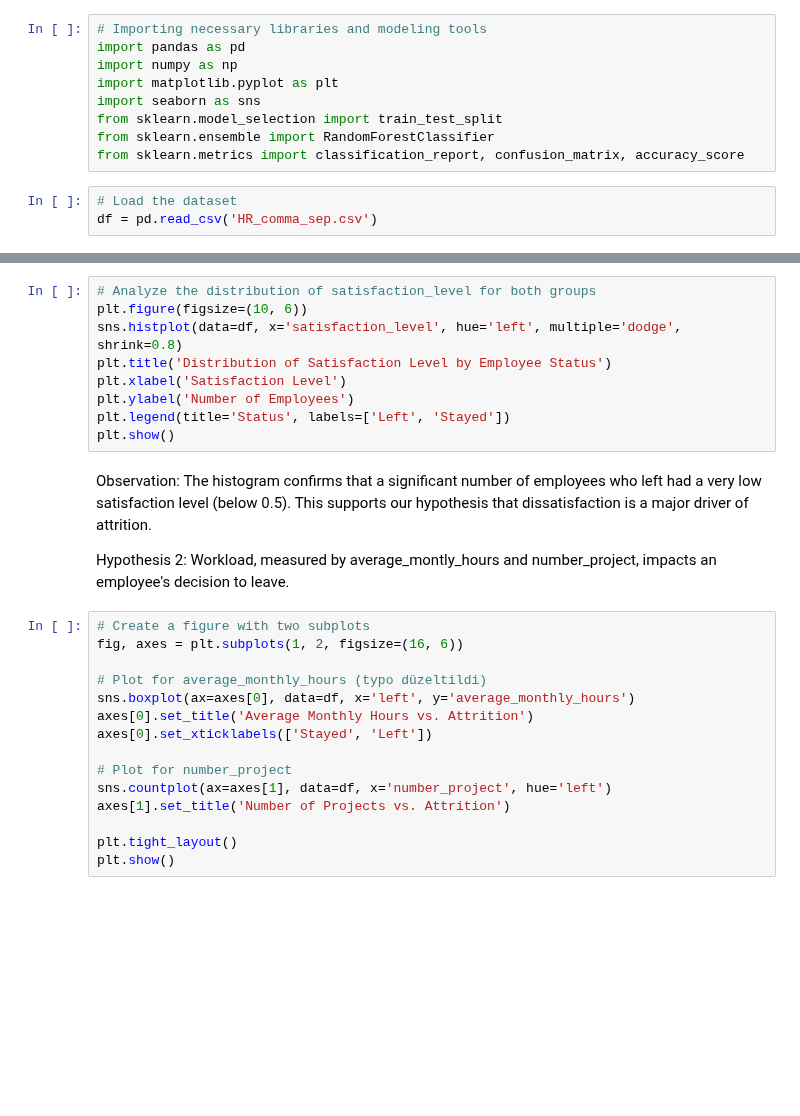
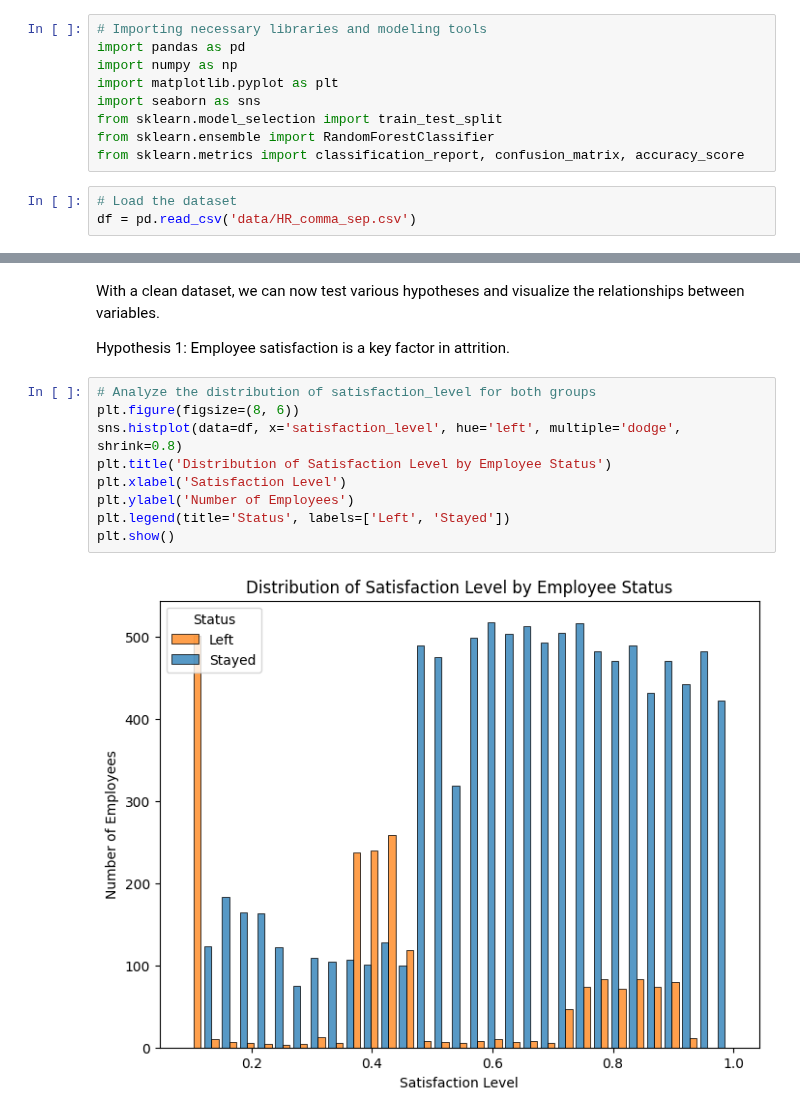
Before and after one commit to ahmetmelihcalis/Google-Advanced-Data-Analytics-Capstone-Project, a Jupyter notebook: hr_analysis.ipynb, the cells around one changed output, grey strips where cells are left out. Saved outputs shown, nothing was run; the diff lists cells and outputs as text; blank space fills up the shorter version.

```diff
--- a/hr_analysis.ipynb
+++ b/hr_analysis.ipynb
@@ -30,7 +30,7 @@ from sklearn.ensemble import RandomForestClassifier
 from sklearn.metrics import classification_report, confusion_matrix, accuracy_score
 # %%
 # Load the dataset
-df = pd.read_csv('HR_comma_sep.csv')
+df = pd.read_csv('data/HR_comma_sep.csv')
 # %%
 # Display the first ten rows to understand the features
 df.head(10)
@@ -73,28 +167,15 @@ Hypothesis 1: Employee satisfaction is a key factor in attrition.
+# %% [markdown]
+With a clean dataset, we can now test various hypotheses and visualize the relationships between variables.
+
+Hypothesis 1: Employee satisfaction is a key factor in attrition.
 # %%
 # Analyze the distribution of satisfaction_level for both groups
-plt.figure(figsize=(10, 6))
+plt.figure(figsize=(8, 6))
 sns.histplot(data=df, x='satisfaction_level', hue='left', multiple='dodge', shrink=0.8)
 plt.title('Distribution of Satisfaction Level by Employee Status')
 plt.xlabel('Satisfaction Level')
 plt.ylabel('Number of Employees')
 plt.legend(title='Status', labels=['Left', 'Stayed'])
 plt.show()
+# %% [output]
+[figure, added]
-# %% [markdown]
-Observation: The histogram confirms that a significant number of employees who left had a very low satisfaction level (below 0.5). This supports our hypothesis that dissatisfaction is a major driver of attrition.
-
-Hypothesis 2: Workload, measured by average_montly_hours and number_project, impacts an employee's decision to leave.
-# %%
-# Create a figure with two subplots
-fig, axes = plt.subplots(1, 2, figsize=(16, 6))
-
-# Plot for average_monthly_hours (typo düzeltildi)
-sns.boxplot(ax=axes[0], data=df, x='left', y='average_monthly_hours')
-axes[0].set_title('Average Monthly Hours vs. Attrition')
-axes[0].set_xticklabels(['Stayed', 'Left'])
-
-# Plot for number_project
-sns.countplot(ax=axes[1], data=df, x='number_project', hue='left')
-axes[1].set_title('Number of Projects vs. Attrition')
-
-plt.tight_layout()
-plt.show()
```
Also changed, not shown: parts of 36 cells of this notebook, 1 other file.
